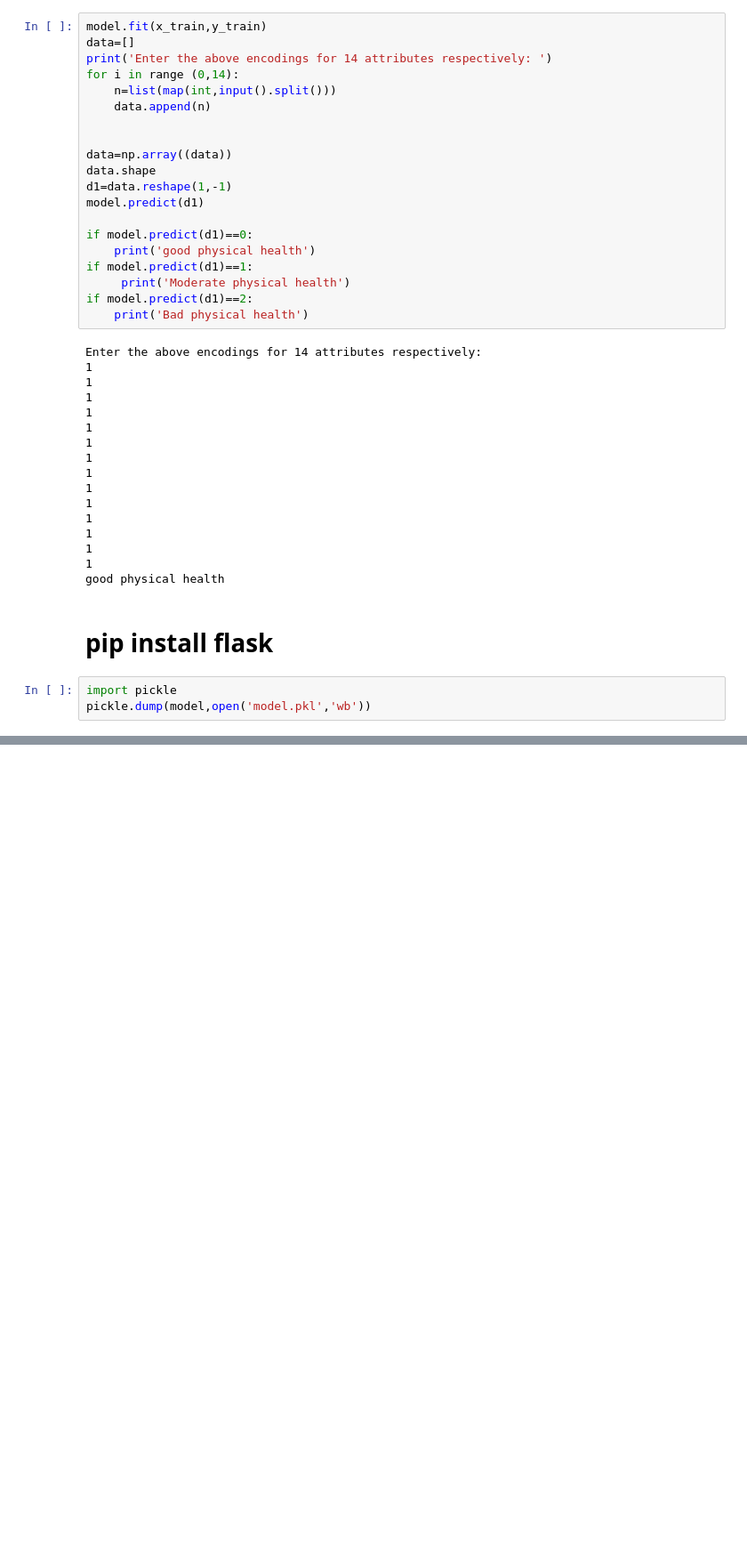
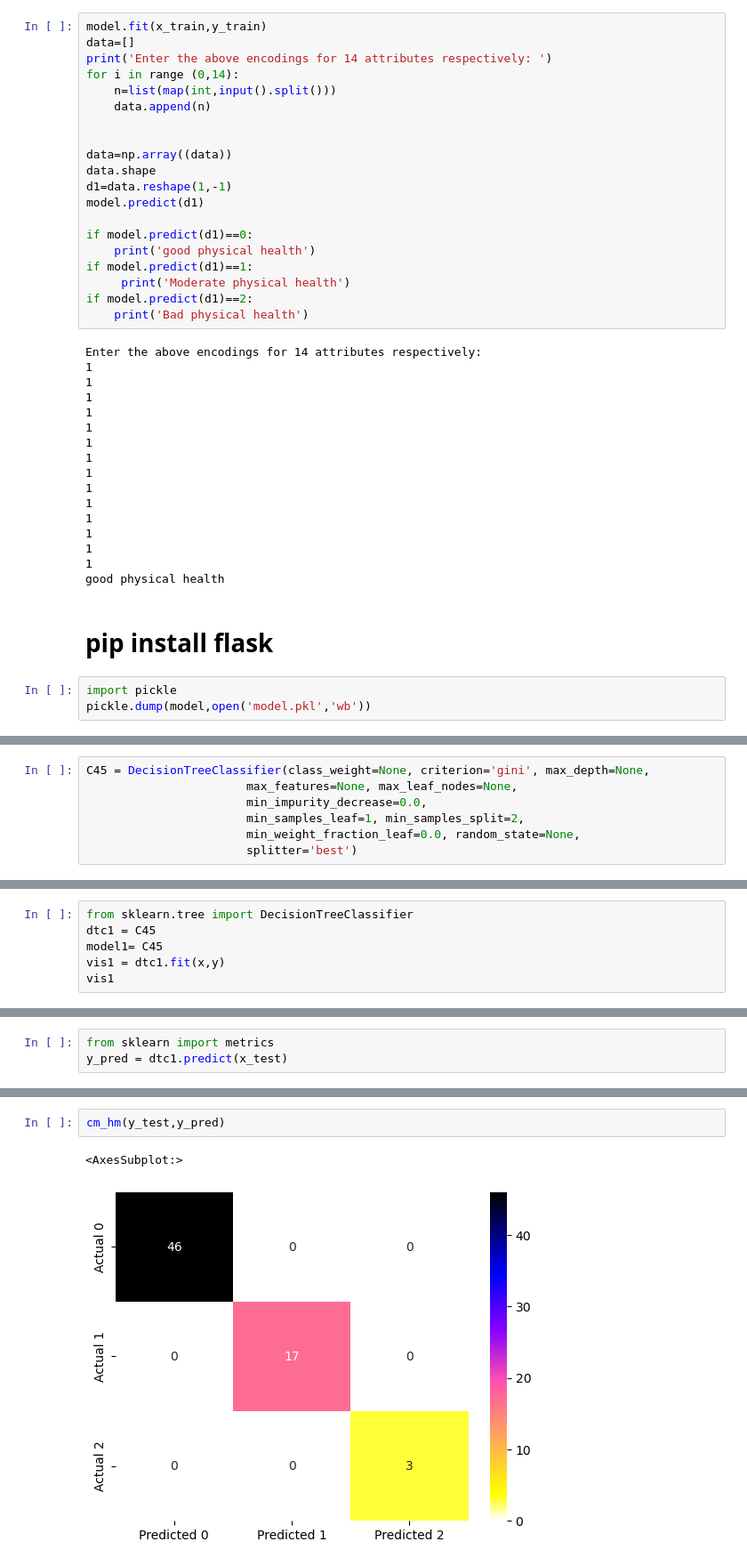
Before and after one commit to Grooot266/Health_Analysis_Using_PowerBI_And_Python, a Jupyter notebook: Health analysis ML project.ipynb, the cells around one changed output, grey strips where cells are left out. Shown at 89% size. Saved outputs shown, nothing was run; the diff lists cells and outputs as text; blank space fills up the shorter version.

```diff
--- a/Health analysis ML project.ipynb
+++ b/Health analysis ML project.ipynb
@@ -644,0 +651,7 @@ pickle.dump(model,open('model.pkl','wb'))
+# %%
+C45 = DecisionTreeClassifier(class_weight=None, criterion='gini', max_depth=None,
+                       max_features=None, max_leaf_nodes=None,
+                       min_impurity_decrease=0.0,
+                       min_samples_leaf=1, min_samples_split=2,
+                       min_weight_fraction_leaf=0.0, random_state=None,
+                       splitter='best')
@@ -644,0 +660,6 @@ pickle.dump(model,open('model.pkl','wb'))
+# %%
+from sklearn.tree import DecisionTreeClassifier
+dtc1 = C45
+model1= C45
+vis1 = dtc1.fit(x,y)
+vis1
@@ -644,0 +668,3 @@ pickle.dump(model,open('model.pkl','wb'))
+# %%
+from sklearn import metrics
+y_pred = dtc1.predict(x_test)
@@ -644,0 +698,5 @@ pickle.dump(model,open('model.pkl','wb'))
+# %%
+cm_hm(y_test,y_pred)
+# %% [output]
+<AxesSubplot:>
+[figure, added]
```
Also changed, not shown: parts of 30 cells of this notebook, 19 other files.
